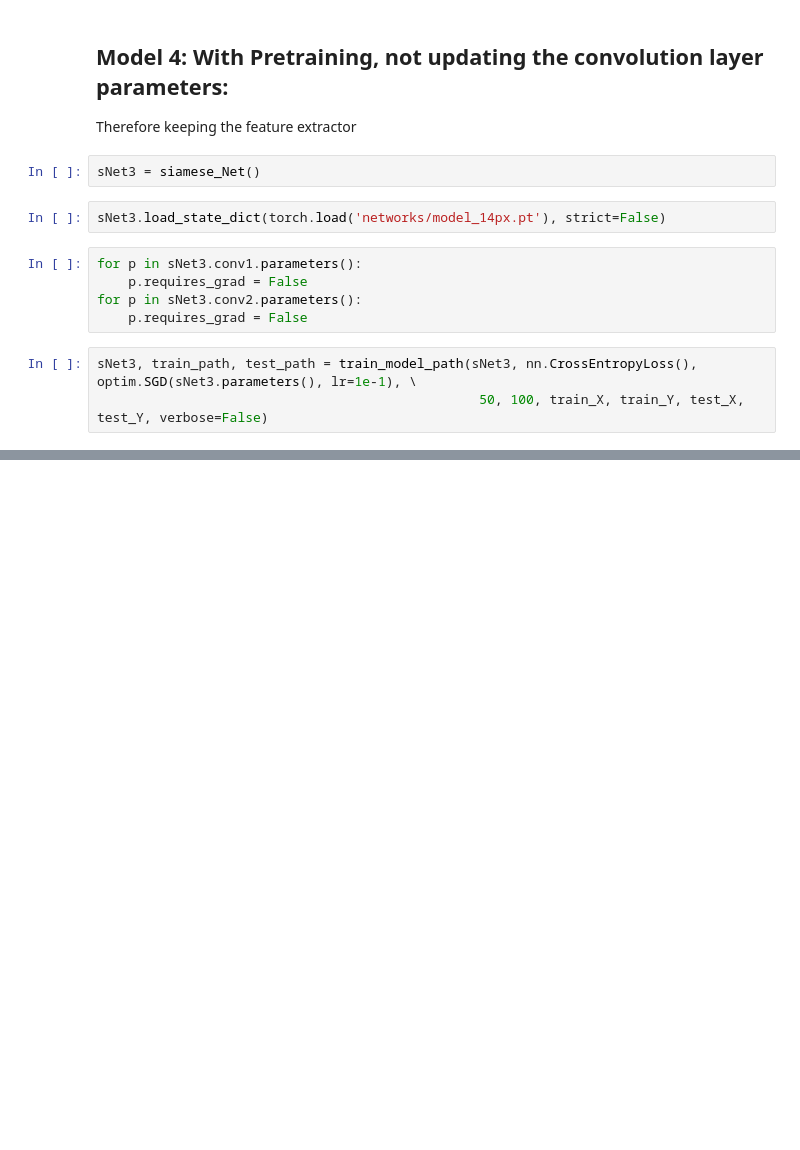
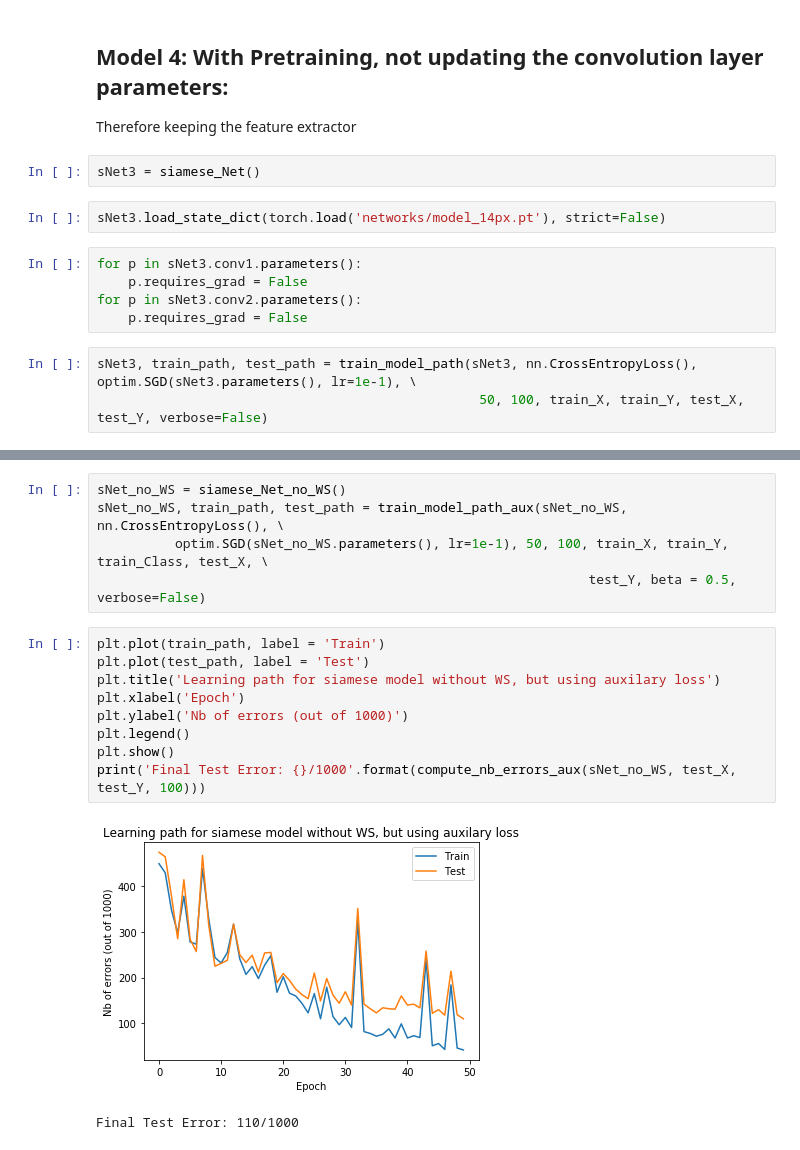
Before and after one commit to yvesrychener/Deep_Learning_Mnist, a Jupyter notebook: Yves.ipynb, the cells around one changed output, grey strips where cells are left out. Cells and saved outputs as stored; diff of their text form; blank space fills up the shorter version.

```diff
--- a/Yves.ipynb
+++ b/Yves.ipynb
@@ -279,0 +426,17 @@ Final Test Error: 94/1000
+# %%
+sNet_no_WS = siamese_Net_no_WS()
+sNet_no_WS, train_path, test_path = train_model_path_aux(sNet_no_WS, nn.CrossEntropyLoss(), \
+          optim.SGD(sNet_no_WS.parameters(), lr=1e-1), 50, 100, train_X, train_Y, train_Class, test_X, \
+                                                               test_Y, beta = 0.5, verbose=False)
+# %%
+plt.plot(train_path, label = 'Train')
+plt.plot(test_path, label = 'Test')
+plt.title('Learning path for siamese model without WS, but using auxilary loss')
+plt.xlabel('Epoch')
+plt.ylabel('Nb of errors (out of 1000)')
+plt.legend()
+plt.show()
+print('Final Test Error: {}/1000'.format(compute_nb_errors_aux(sNet_no_WS, test_X, test_Y, 100)))
+# %% [output]
+[figure, added]
+Final Test Error: 110/1000
```
Also changed, not shown: parts of 23 cells of this notebook.
